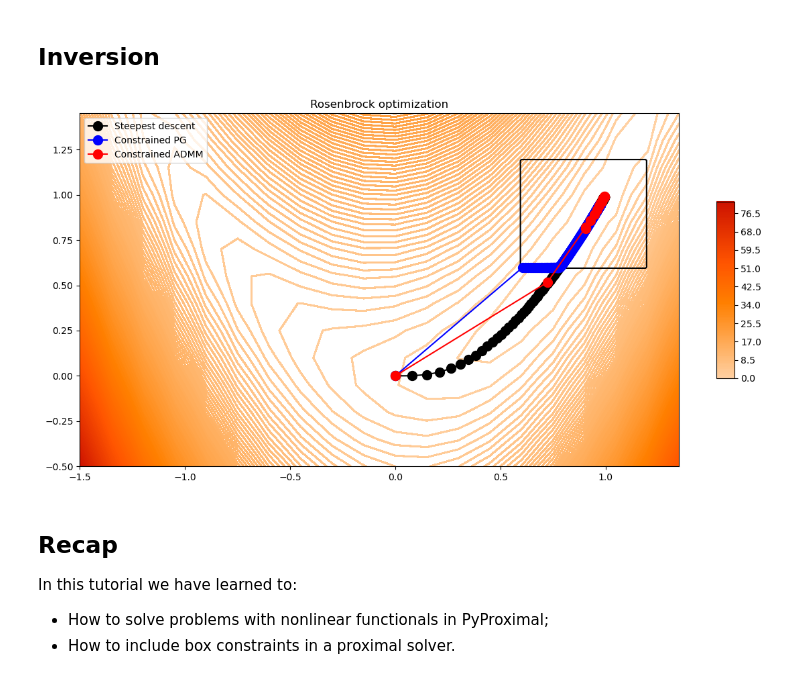
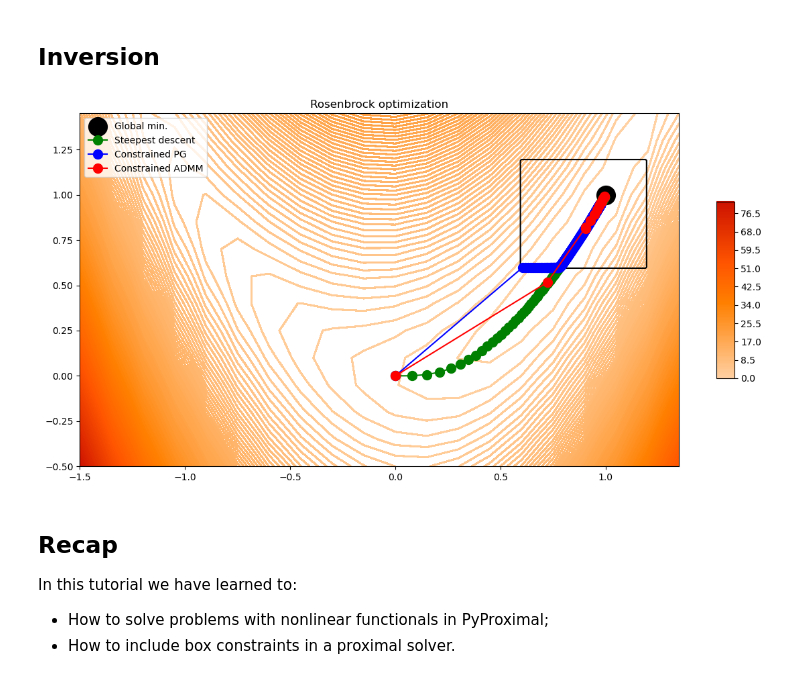
Before and after one commit to mrava87/ProximalTeaching, a Jupyter notebook: examples/Nonlinear.ipynb, the cells around one changed output. Drawn from its saved outputs; the diff is of its cells as text; code cells hidden in the pictures.

```diff
--- a/examples/Nonlinear.ipynb
+++ b/examples/Nonlinear.ipynb
@@ -131,6 +134,7 @@ indic = indic[0].reshape(xbound.size, ybound.size) & \
 # Nonlinear function
 fnl = Rosebrock(niter=20, x0=np.zeros(2), warm=True)
 fnl.setup(1, 10, alpha=0.02)
+xsol = (1, 1)
 # %%
 # Proximal gradient
 ind = pyproximal.proximal.Box(lower, upper)
@@ -157,16 +161,17 @@ xhist_admm = np.array(xhist)
 # %%
 fig, ax = contour_rosenbrock(x, y)
 ax.contour(X, Y, indic, colors='k')
-ax.plot(xhist_nl[::2, 0], xhist_nl[::2, 1], '.-k', ms=20, label='Steepest descent')
+ax.scatter(xsol[0], xsol[1], s=400, c='k', label='Global min.')
+ax.plot(xhist_nl[::2, 0], xhist_nl[::2, 1], '.-g', ms=20, label='Steepest descent')
 ax.plot(xhist_pg[::2, 0], xhist_pg[::2, 1], '.-b', ms=20, label='Constrained PG')
 ax.plot(xhist_admm[::2, 0], xhist_admm[::2, 1], '.-r', ms=20, label='Constrained ADMM')
 ax.set_title('Rosenbrock optimization')
 ax.legend(loc='upper left')
 ax.set_xlim(x[0], x[-1])
 ax.set_ylim(y[0], y[-1])
 fig.tight_layout();
 # %% [output]
-[figure, old version]
+[figure, new version]
 # %% [markdown]
 ## Recap
 
```
Also changed, not shown: parts of 1 cell of this notebook, 8 other files.
